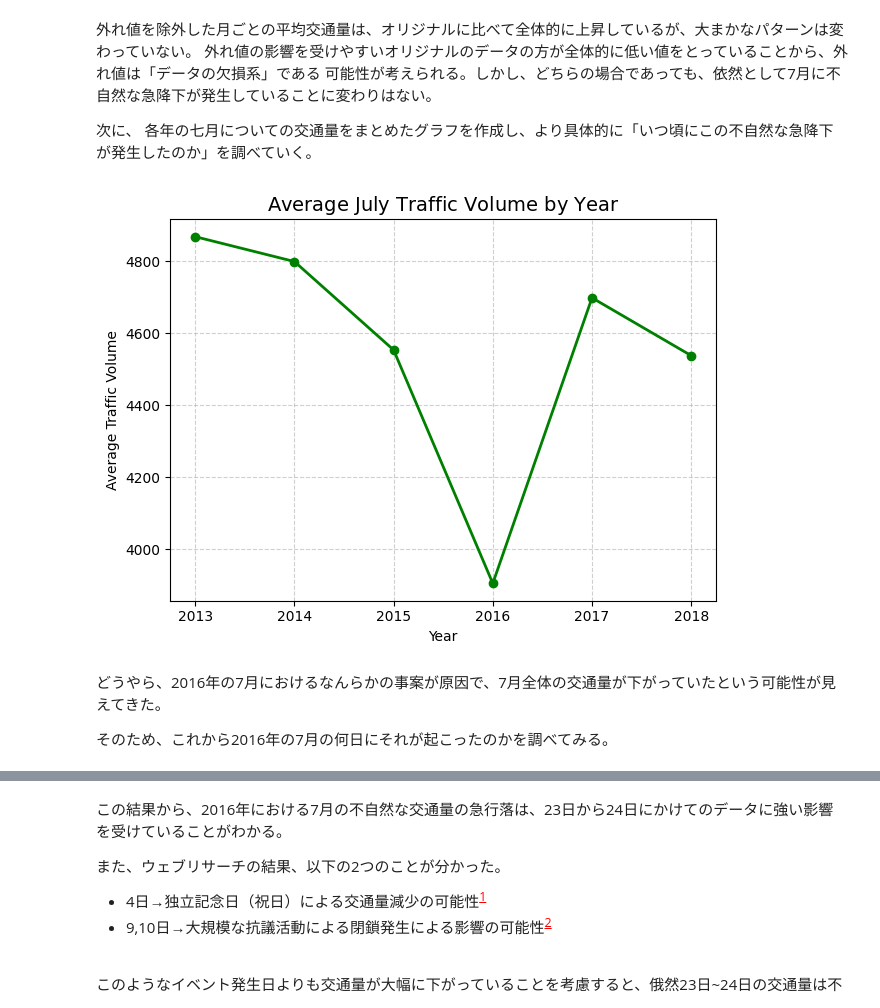
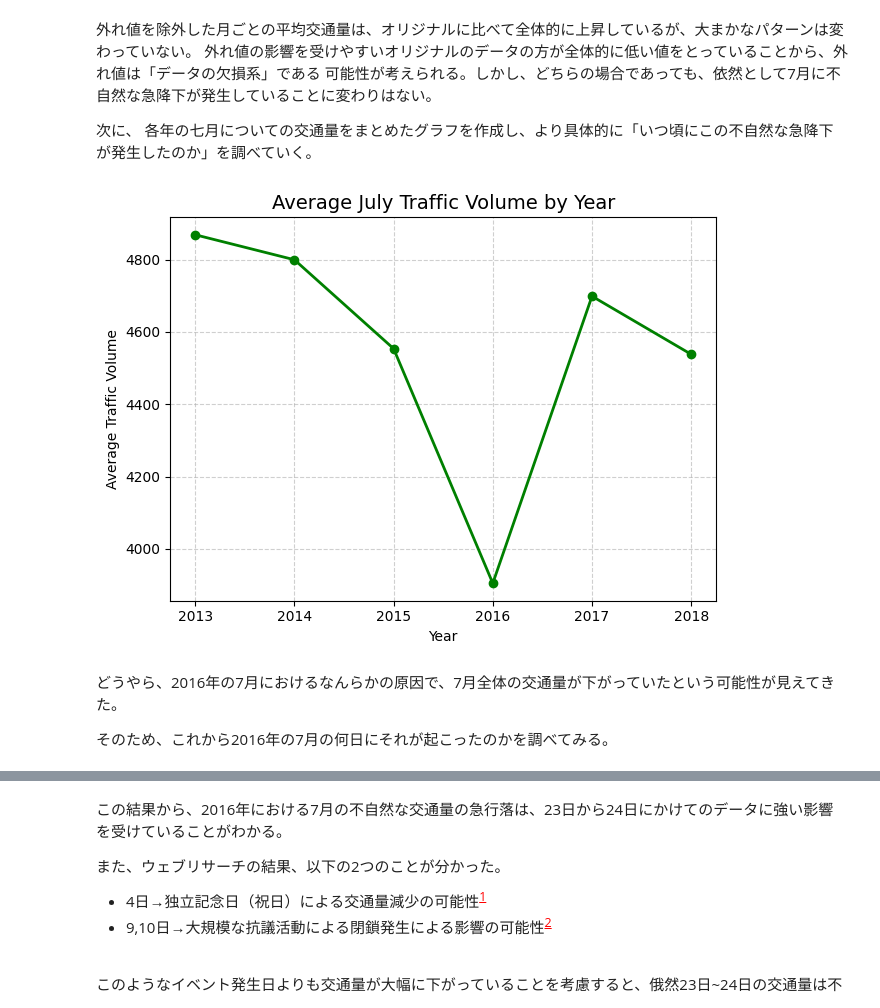
Before and after one commit to Yuji-RE/I-94_traffic_analysis_project, a Jupyter notebook: traffic_analysis_project.ipynb, the cells around one changed output, grey strips where cells are left out. Saved outputs shown, nothing was run; the diff lists cells and outputs as text; code cells hidden in the pictures.

```diff
--- a/traffic_analysis_project.ipynb
+++ b/traffic_analysis_project.ipynb
@@ -346,24 +343,24 @@ plt.show()
 # %%
 # 7月の交通量を年ごとに平均して可視化する（日中データ）
 by_year_july = (
-    day_time.query("month == 7")  # '日中データ'において、'7月'だけ抽出
-    .groupby("year")["traffic_volume"]  # '年ごと'に'交通量'をグループ化
+    day_time.query("month == 7")  # 日中データにおいて、7月だけ抽出
+    .groupby("year")["traffic_volume"]  # 年ごとに交通量をグループ化
     .mean()  # 各年の平均交通量の平均を計算（平均の平均）
     .sort_index()
 )
 
 # グラフ描画
 by_year_july.plot(marker="o", color="green", linewidth=2)
-plt.title(r"Average July Traffic Volume by $\bf{Year}$", fontsize=14)
+plt.title("Average July Traffic Volume by Year", fontsize=14)
 plt.xlabel("Year")
 plt.ylabel("Average Traffic Volume")
 plt.grid(True, linestyle="--", alpha=0.6)
 plt.tight_layout()
 plt.show()
 # %% [output]
-[figure, old version]
+[figure, new version]
 # %% [markdown]
-どうやら、2016年の7月におけるなんらかの事案が原因で、7月全体の交通量が下がっていたという可能性が見えてきた。
+どうやら、2016年の7月におけるなんらかの原因で、7月全体の交通量が下がっていたという可能性が見えてきた。
 
 そのため、これから2016年の7月の何日にそれが起こったのかを調べてみる。
 # %%
```
Also changed, not shown: parts of 45 cells of this notebook, 2 other files.
